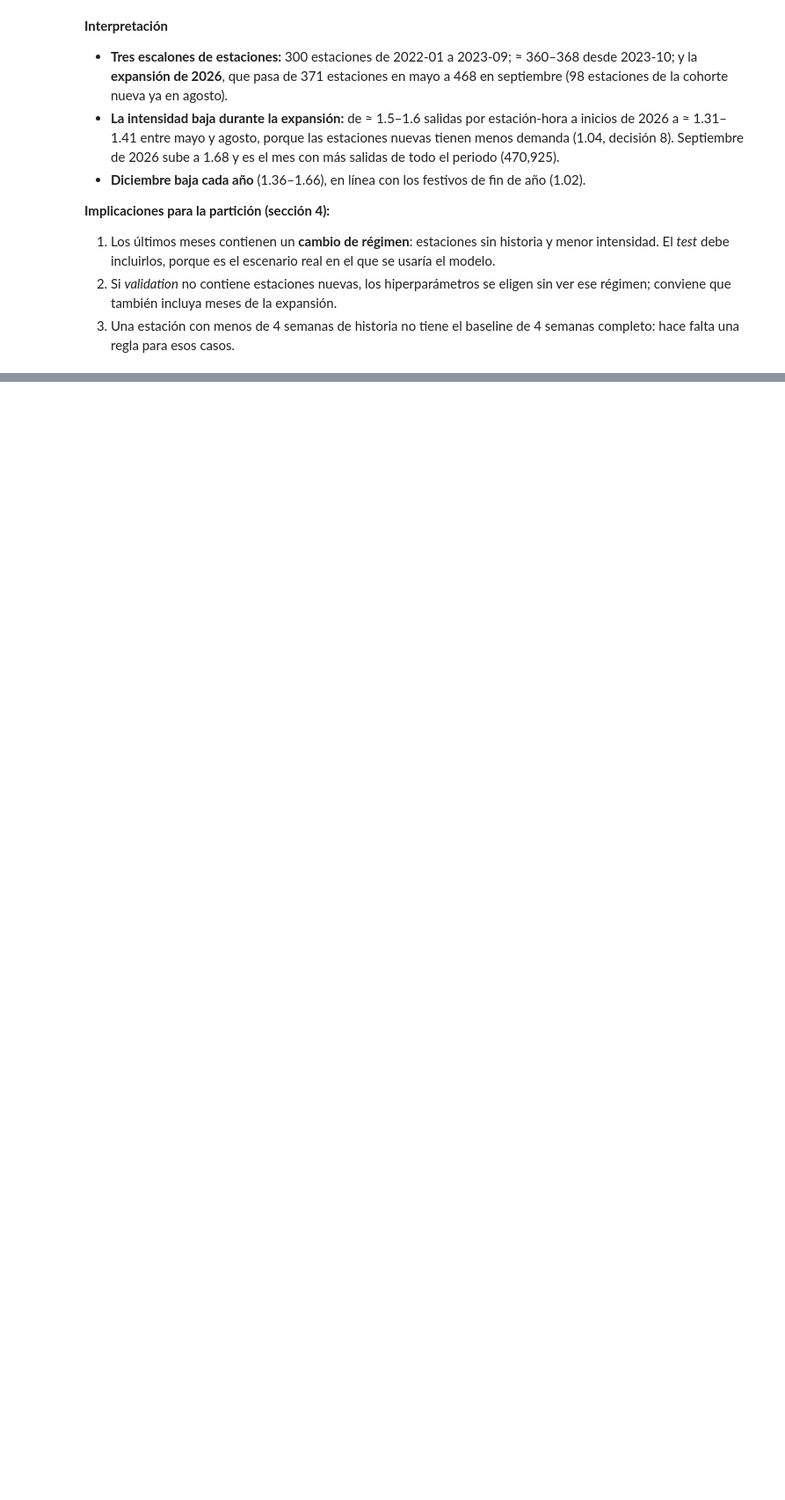
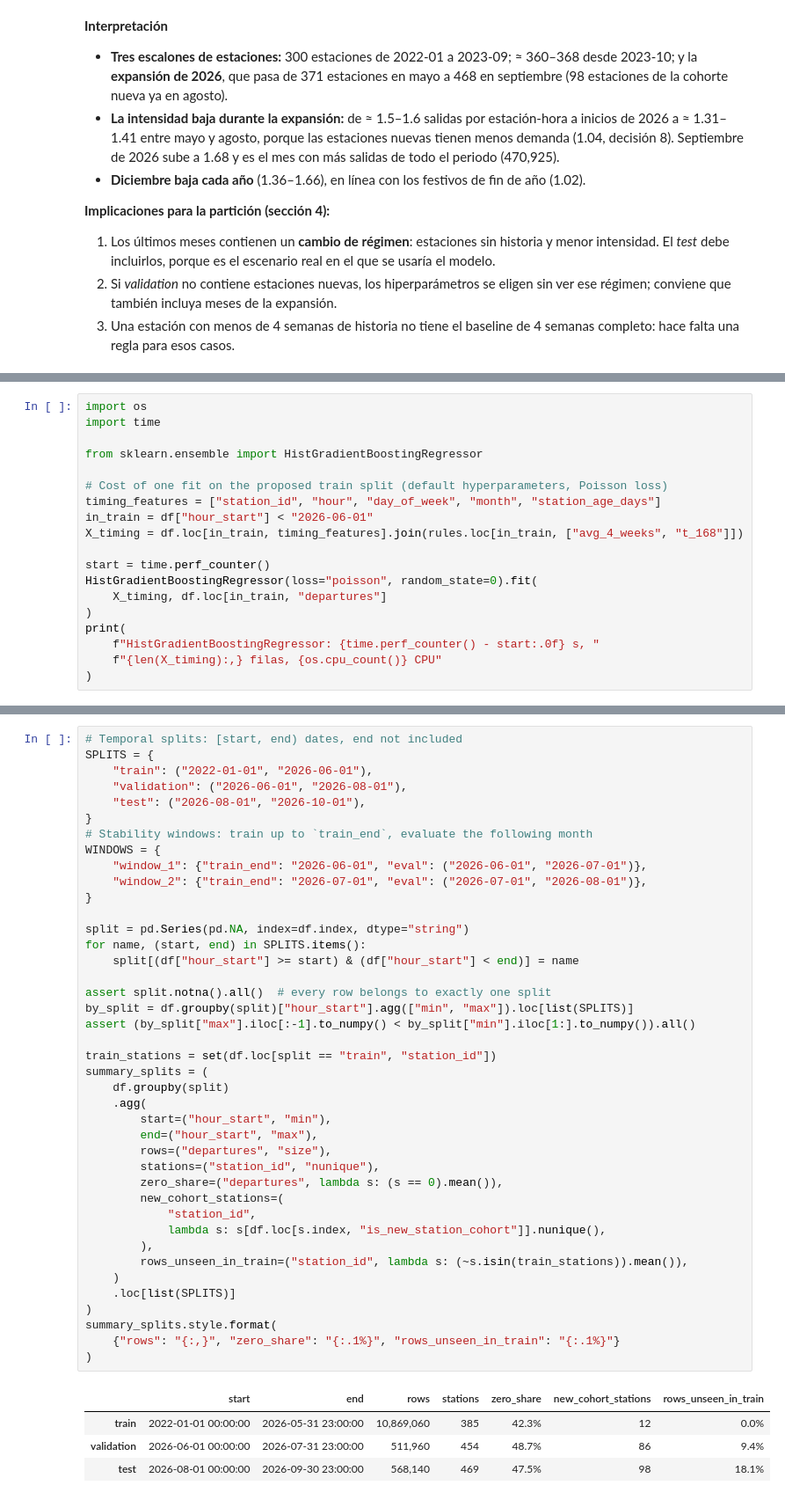
Before and after one commit to LeonardoSantosGrc/MiBici, a Jupyter notebook: notebooks/3.01-lsg-modeling-contract.ipynb, the cells around one changed output, grey strips where cells are left out. Shown at 88% size. Cells and saved outputs as stored; diff of their text form; blank space fills up the shorter version.

Commit message:
Add temporal validation strategy and splits to notebook 3.01

```diff
--- a/notebooks/3.01-lsg-modeling-contract.ipynb
+++ b/notebooks/3.01-lsg-modeling-contract.ipynb
@@ -210,0 +292,19 @@ plt.show()
+# %%
+import os
+import time
+
+from sklearn.ensemble import HistGradientBoostingRegressor
+
+# Cost of one fit on the proposed train split (default hyperparameters, Poisson loss)
+timing_features = ["station_id", "hour", "day_of_week", "month", "station_age_days"]
+in_train = df["hour_start"] < "2026-06-01"
+X_timing = df.loc[in_train, timing_features].join(rules.loc[in_train, ["avg_4_weeks", "t_168"]])
+
+start = time.perf_counter()
+HistGradientBoostingRegressor(loss="poisson", random_state=0).fit(
+    X_timing, df.loc[in_train, "departures"]
+)
+print(
+    f"HistGradientBoostingRegressor: {time.perf_counter() - start:.0f} s, "
+    f"{len(X_timing):,} filas, {os.cpu_count()} CPU"
+)
@@ -210,0 +332,46 @@ plt.show()
+# %%
+# Temporal splits: [start, end) dates, end not included
+SPLITS = {
+    "train": ("2022-01-01", "2026-06-01"),
+    "validation": ("2026-06-01", "2026-08-01"),
+    "test": ("2026-08-01", "2026-10-01"),
+}
+# Stability windows: train up to `train_end`, evaluate the following month
+WINDOWS = {
+    "window_1": {"train_end": "2026-06-01", "eval": ("2026-06-01", "2026-07-01")},
+    "window_2": {"train_end": "2026-07-01", "eval": ("2026-07-01", "2026-08-01")},
+}
+
+split = pd.Series(pd.NA, index=df.index, dtype="string")
+for name, (start, end) in SPLITS.items():
+    split[(df["hour_start"] >= start) & (df["hour_start"] < end)] = name
+
+assert split.notna().all()  # every row belongs to exactly one split
+by_split = df.groupby(split)["hour_start"].agg(["min", "max"]).loc[list(SPLITS)]
+assert (by_split["max"].iloc[:-1].to_numpy() < by_split["min"].iloc[1:].to_numpy()).all()
+
+train_stations = set(df.loc[split == "train", "station_id"])
+summary_splits = (
+    df.groupby(split)
+    .agg(
+        start=("hour_start", "min"),
+        end=("hour_start", "max"),
+        rows=("departures", "size"),
+        stations=("station_id", "nunique"),
+        zero_share=("departures", lambda s: (s == 0).mean()),
+        new_cohort_stations=(
+            "station_id",
+            lambda s: s[df.loc[s.index, "is_new_station_cohort"]].nunique(),
+        ),
+        rows_unseen_in_train=("station_id", lambda s: (~s.isin(train_stations)).mean()),
+    )
+    .loc[list(SPLITS)]
+)
+summary_splits.style.format(
+    {"rows": "{:,}", "zero_share": "{:.1%}", "rows_unseen_in_train": "{:.1%}"}
+)
+# %% [output]
+|  | start | end | rows | stations | zero_share | new_cohort_stations | rows_unseen_in_train |
+| train | 2022-01-01 00:00:00 | 2026-05-31 23:00:00 | 10,869,060 | 385 | 42.3% | 12 | 0.0% |
+| validation | 2026-06-01 00:00:00 | 2026-07-31 23:00:00 | 511,960 | 454 | 48.7% | 86 | 9.4% |
+| test | 2026-08-01 00:00:00 | 2026-09-30 23:00:00 | 568,140 | 469 | 47.5% | 98 | 18.1% |
```
Also changed, not shown: parts of 8 cells of this notebook.
